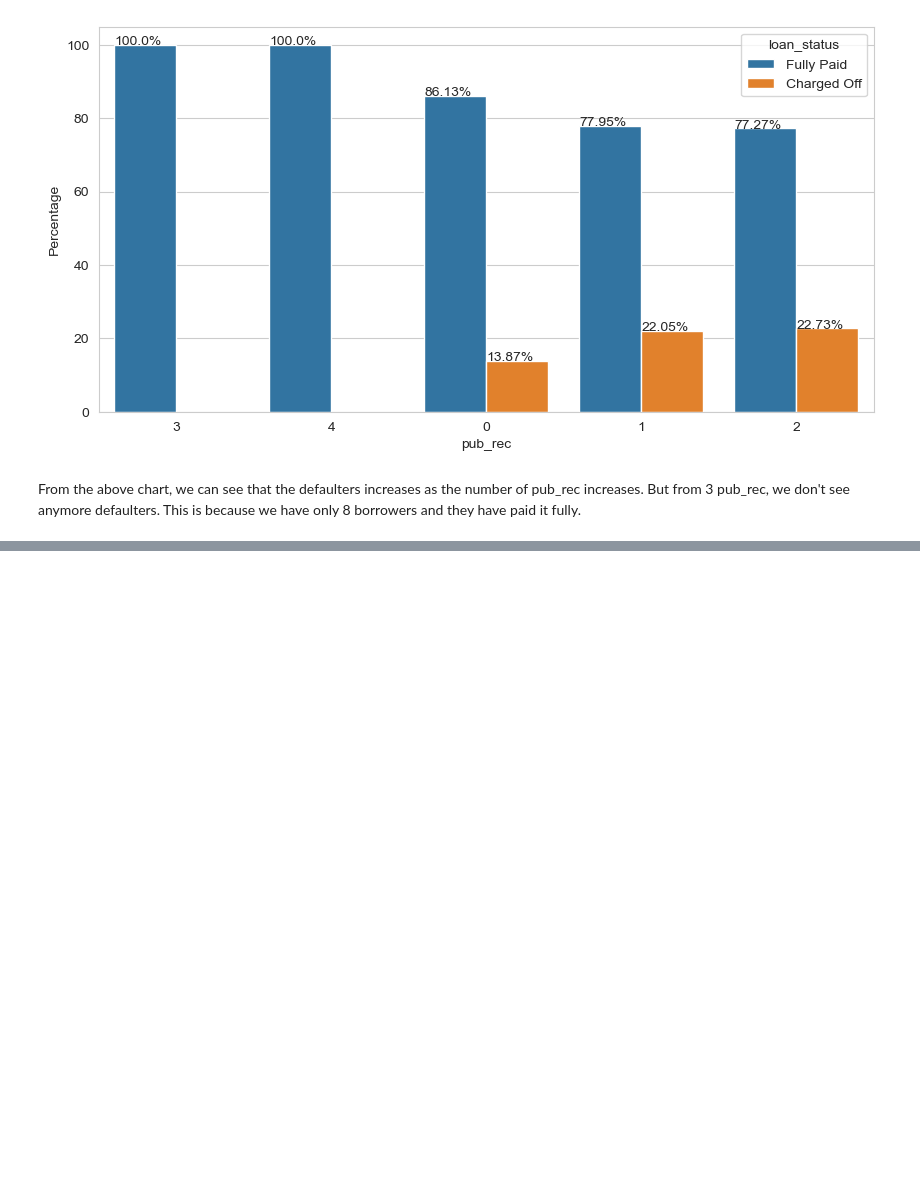
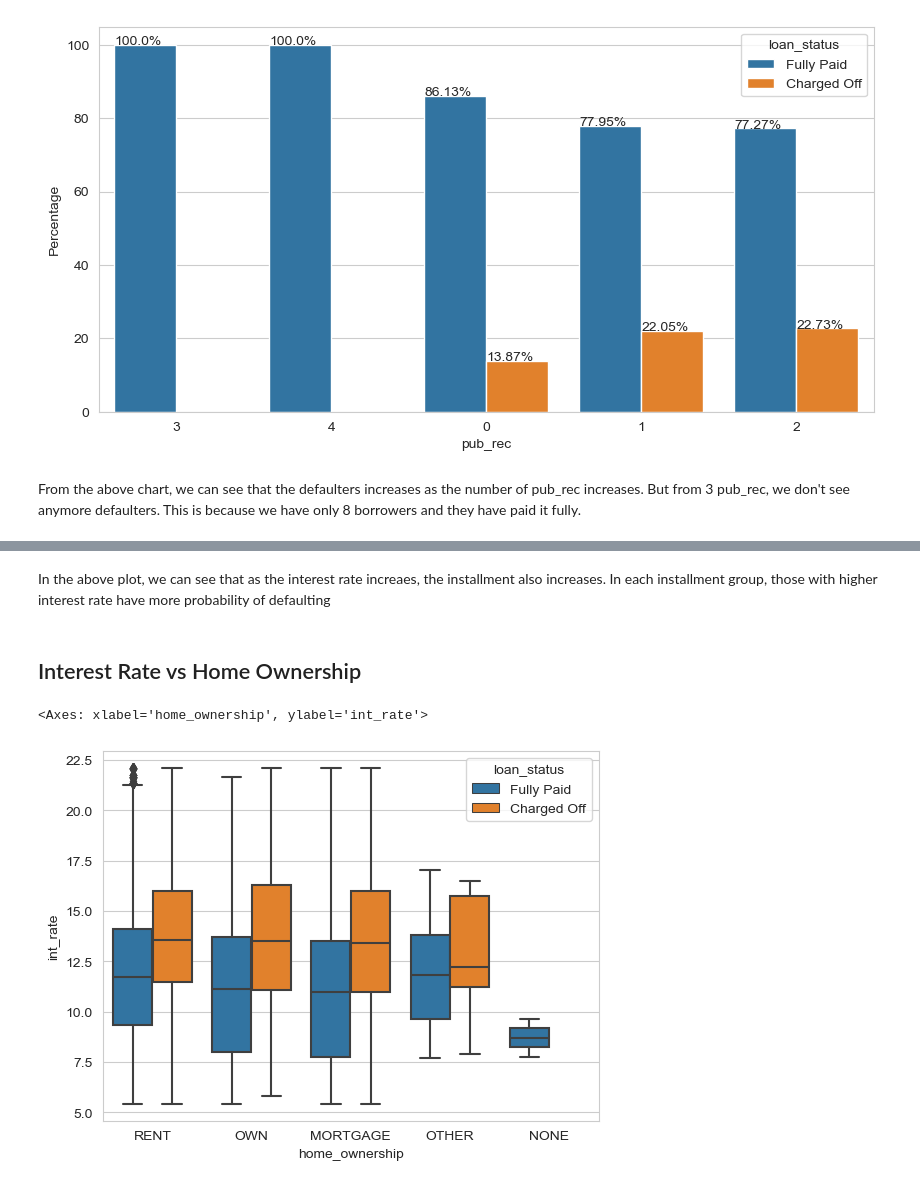
Before and after one commit to ankitkumar1/lending-club-case-study, a Jupyter notebook: LendingClubCaseStudy.ipynb, the cells around one changed output, grey strips where cells are left out. Drawn from its saved outputs; the diff is of its cells as text; code cells hidden in the pictures; blank space fills up the shorter version.

```diff
--- a/LendingClubCaseStudy.ipynb
+++ b/LendingClubCaseStudy.ipynb
@@ -1473,0 +1480,9 @@ dtype: object
+# %% [markdown]
+In the above plot, we can see that as the interest rate increaes, the installment also increases. In each installment group, those with higher interest rate have more probability of defaulting
+# %% [markdown]
+## Interest Rate vs Home Ownership
+# %%
+sns.boxplot(data=loan_data, x='home_ownership', y='int_rate', hue='loan_status')
+# %% [output]
+<Axes: xlabel='home_ownership', ylabel='int_rate'>
+[figure, added]
```
Also changed, not shown: parts of 176 cells of this notebook.
